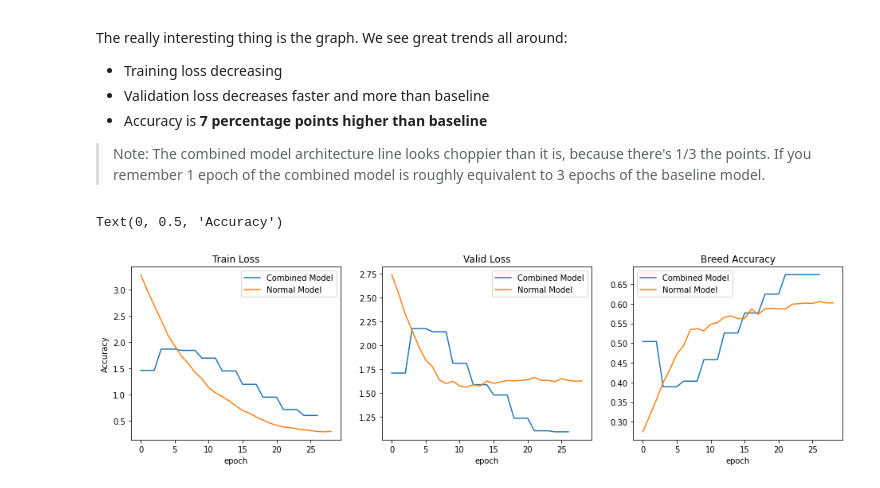
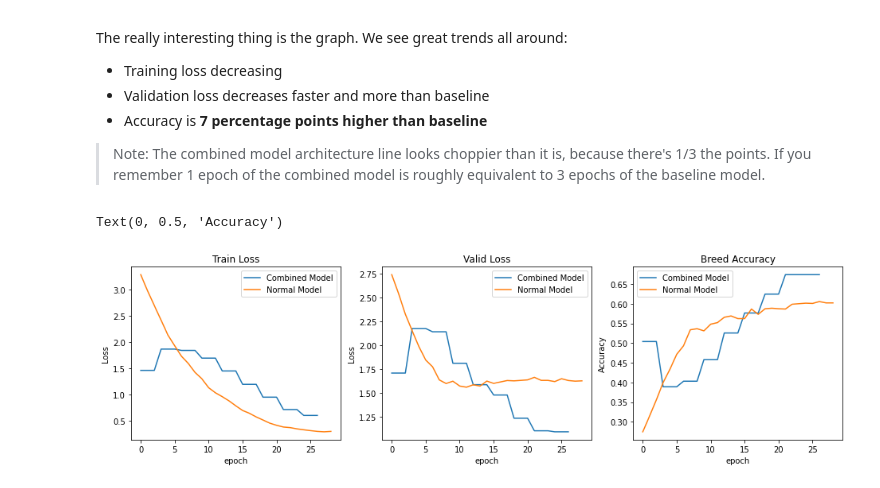
Before and after one commit to 1Paws7/blog, a Jupyter notebook: _notebooks/2021-02-01-Heirarchical Architecture.ipynb, the cells around one changed output. Cells and saved outputs as stored; diff of their text form; code cells hidden in the pictures.

Commit message:
fix ylabel

```diff
--- a/_notebooks/2021-02-01-Heirarchical Architecture.ipynb
+++ b/_notebooks/2021-02-01-Heirarchical Architecture.ipynb
@@ -220,16 +220,16 @@ df_b.columns = learn_breed_only.recorder.metric_names[1:-1]
 # %%
 #collapse-hide
 import matplotlib.pyplot as plt
 fig, ax = plt.subplots(1,3,figsize=(16,4))
 for i in range(0,len(ax)):
     col = df.columns[i]
     ax[i].plot(df[col], label="Combined Model")
     col_b = df_b.columns[i]
     ax[i].plot(df_b[col_b], label="Normal Model")
     ax[i].legend()
     ax[i].set_xlabel('epoch')
 ax[0].set_title('Train Loss'); ax[1].set_title('Valid Loss'); ax[2].set_title('Breed Accuracy')
-ax[0].set_ylabel('Loss');ax[0].set_ylabel('Loss');ax[0].set_ylabel('Accuracy')
+ax[0].set_ylabel('Loss');ax[1].set_ylabel('Loss');ax[2].set_ylabel('Accuracy')
 # %% [output]
 Text(0, 0.5, 'Accuracy')
-[figure, old version]
+[figure, new version]
```
